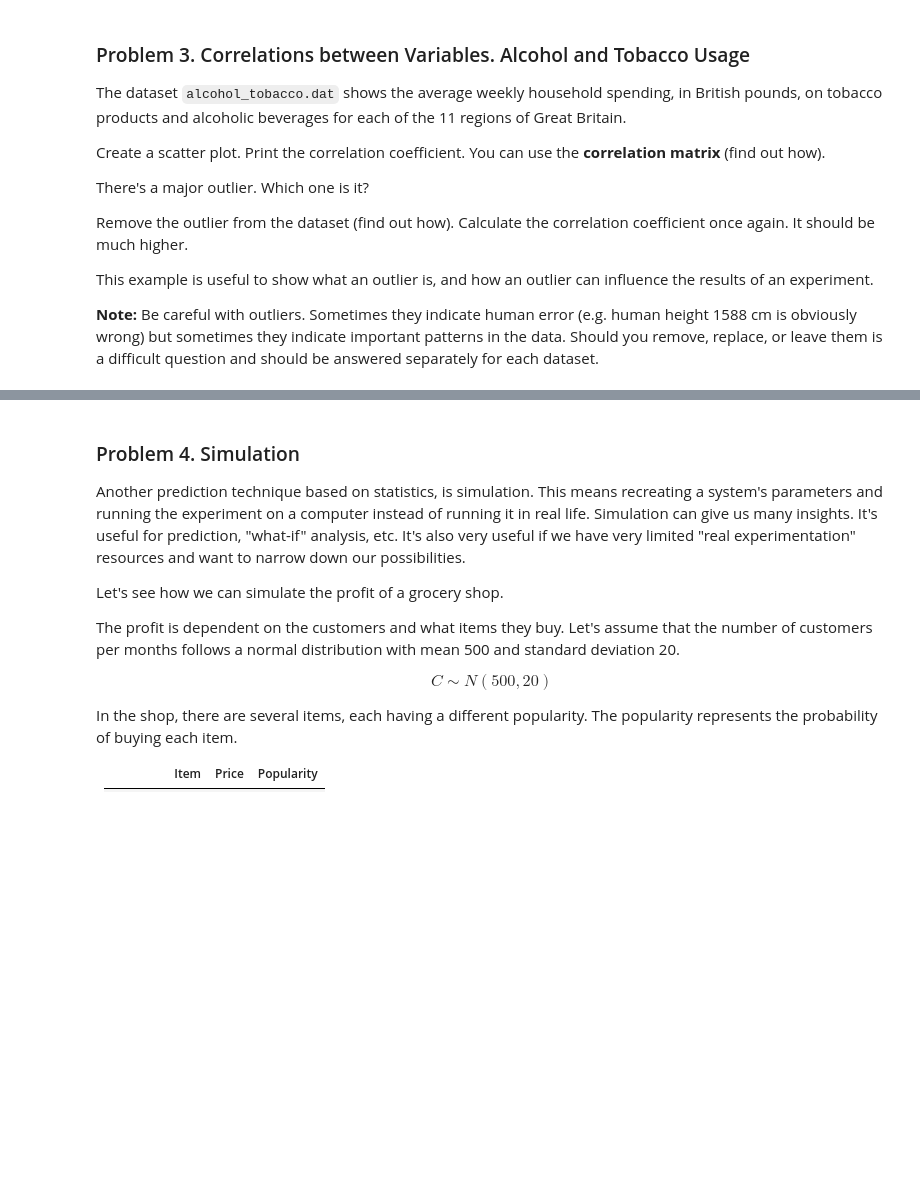
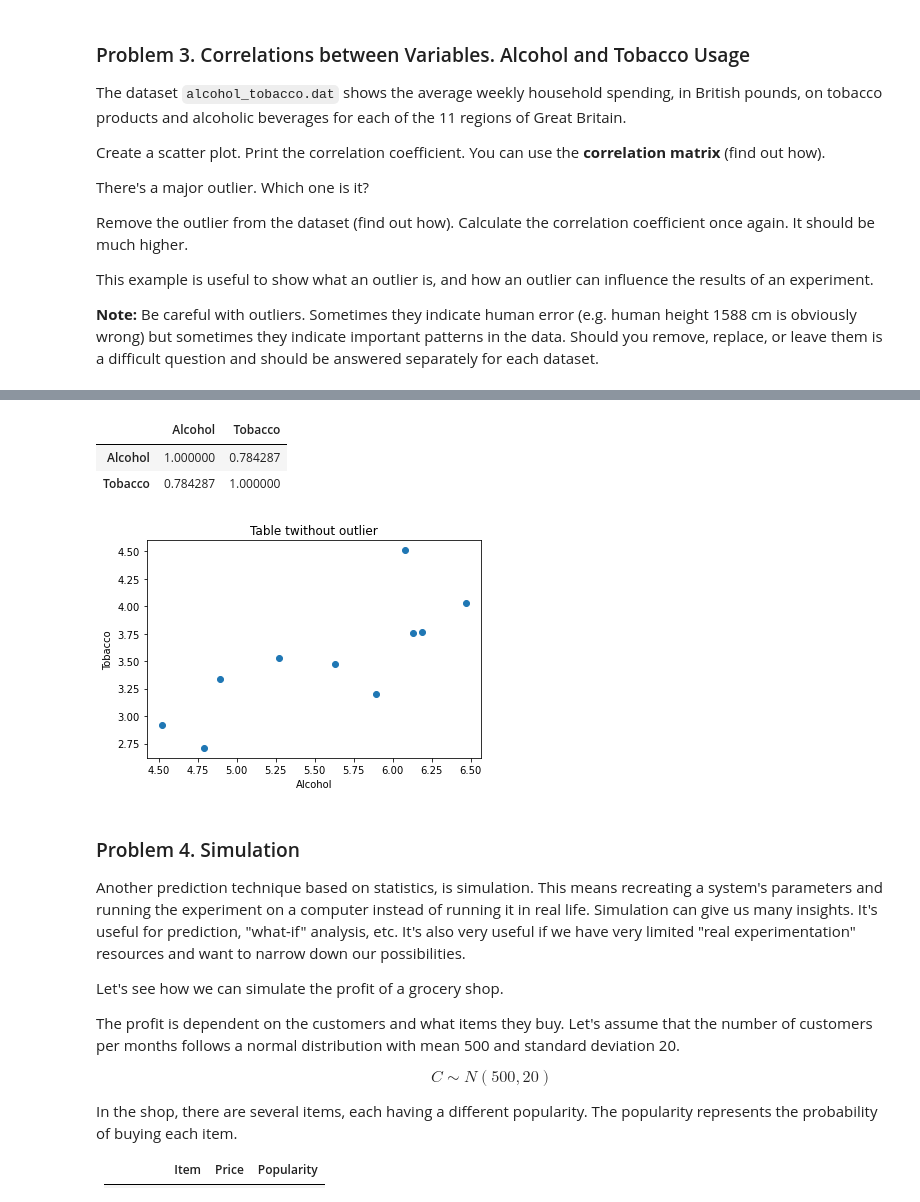
Before and after one commit to petardmnv/Math-Concepts-for-Developers, a Jupyter notebook: 12. Statistics-Exercise/Statistics Exercise.ipynb, the cells around one changed output, grey strips where cells are left out. Cells and saved outputs as stored; diff of their text form; code cells hidden in the pictures; blank space fills up the shorter version.

```diff
--- a/12. Statistics-Exercise/Statistics Exercise.ipynb
+++ b/12. Statistics-Exercise/Statistics Exercise.ipynb
@@ -216,0 +245,4 @@ This example is useful to show what an outlier is, and how an outlier can influe
+# %%
+i = [j for j, i in enumerate(alcohol_tobacco_data['Alcohol']) if i < 4.25]
+#print(i)
+alcohol_tobacco_data_without_outlier = alcohol_tobacco_data.drop(i)
@@ -217,3 +261,18 @@ This example is useful to show what an outlier is, and how an outlier can influe
+# %%
+alcohol_tobacco_data_without_outlier.corr()
+# %% [output]
+|  | Alcohol | Tobacco |
+| Alcohol | 1.000000 | 0.784287 |
+| Tobacco | 0.784287 | 1.000000 |
+# %%
+plt.scatter(alcohol_tobacco_data_without_outlier['Alcohol'], alcohol_tobacco_data_without_outlier['Tobacco'])
+
+plt.title('Table twithout outlier')
+plt.xlabel("Alcohol")
+plt.ylabel("Tobacco")
+plt.show()
+# %% [output]
+[figure, added]
 # %% [markdown]
 ### Problem 4. Simulation
 Another prediction technique based on statistics, is simulation. This means recreating a system's parameters and running the experiment on a computer instead of running it in real life. Simulation can give us many insights. It's useful for prediction, "what-if" analysis, etc. It's also very useful if we have very limited "real experimentation" resources and want to narrow down our possibilities.
```
Also changed, not shown: parts of 5 cells of this notebook.
